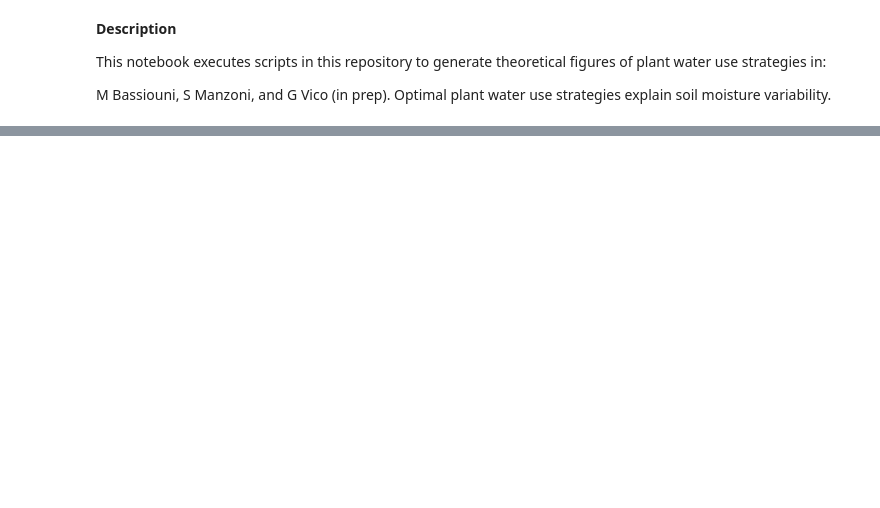
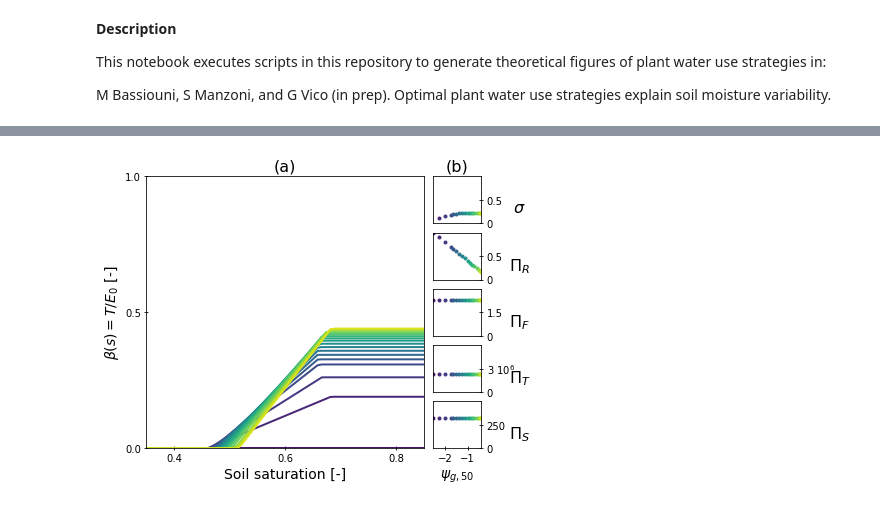
Before and after one commit to maoyab/OWUS, a Jupyter notebook: WUE_theory.ipynb, the cells around one changed output, grey strips where cells are left out. Saved outputs shown, nothing was run; the diff lists cells and outputs as text; code cells hidden in the pictures; blank space fills up the shorter version.

```diff
--- a/WUE_theory.ipynb
+++ b/WUE_theory.ipynb
@@ -25,0 +42,6 @@ plot_Pg50_range(params, pgtest, 'Pg50', '$\psi_{g,50}$', legend=0, cmap ='viridi
+# %%
+params = get_baseline_params()
+params['k_xl_max'] = params['k_xl_max']/3
+plot_SI_pi_range_s(params, pgtest, 'Pg50', '$\psi_{g,50}$', 'PiR', cmap ='viridis')
+# %% [output]
+[figure, added]
```
Also changed, not shown: parts of 20 cells of this notebook, 10 other files.
